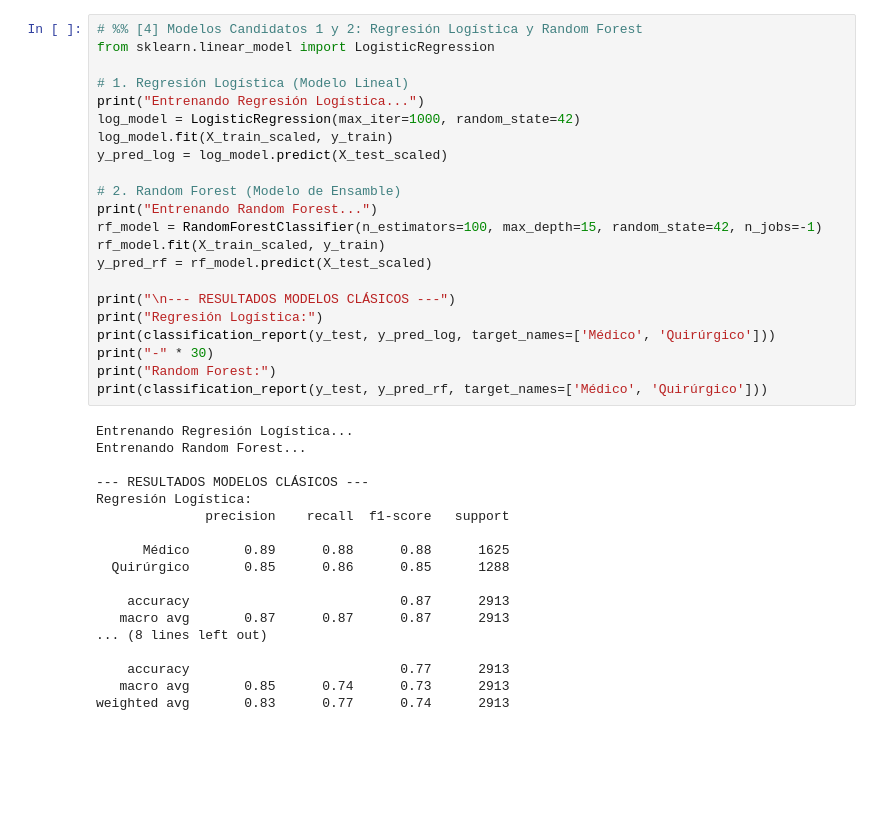
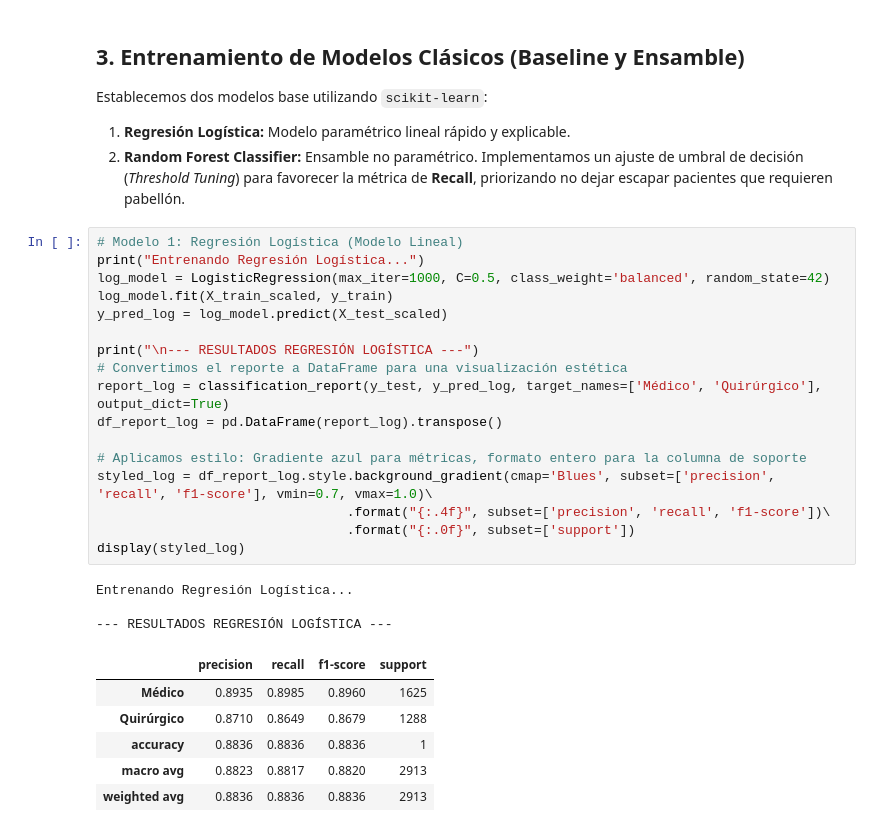
Before and after one commit to Miguestilinski/proyecto1am, a Jupyter notebook: Proyecto1.ipynb, the cells around one changed output. Cells and saved outputs as stored; diff of their text form; blank space fills up the shorter version.

```diff
--- a/Proyecto1.ipynb
+++ b/Proyecto1.ipynb
@@ -90,44 +103,36 @@ X_train, X_test, y_train, y_test = train_test_split(X, y, test_size=0.2, random_
 scaler = StandardScaler()
 X_train_scaled = scaler.fit_transform(X_train)
 X_test_scaled = scaler.transform(X_test)
+# %% [markdown]
+## 3. Entrenamiento de Modelos Clásicos (Baseline y Ensamble)
+Establecemos dos modelos base utilizando `scikit-learn`:
+1. **Regresión Logística:** Modelo paramétrico lineal rápido y explicable.
+2. **Random Forest Classifier:** Ensamble no paramétrico. Implementamos un ajuste de umbral de decisión (*Threshold Tuning*) para favorecer la métrica de **Recall**, priorizando no dejar escapar pacientes que requieren pabellón.
 # %%
-# %% [4] Modelos Candidatos 1 y 2: Regresión Logística y Random Forest
-from sklearn.linear_model import LogisticRegression
-
-# 1. Regresión Logística (Modelo Lineal)
+# Modelo 1: Regresión Logística (Modelo Lineal)
 print("Entrenando Regresión Logística...")
-log_model = LogisticRegression(max_iter=1000, random_state=42)
+log_model = LogisticRegression(max_iter=1000, C=0.5, class_weight='balanced', random_state=42)
 log_model.fit(X_train_scaled, y_train)
 y_pred_log = log_model.predict(X_test_scaled)
 
-# 2. Random Forest (Modelo de Ensamble)
-print("Entrenando Random Forest...")
-rf_model = RandomForestClassifier(n_estimators=100, max_depth=15, random_state=42, n_jobs=-1)
-rf_model.fit(X_train_scaled, y_train)
-y_pred_rf = rf_model.predict(X_test_scaled)
+print("\n--- RESULTADOS REGRESIÓN LOGÍSTICA ---")
+# Convertimos el reporte a DataFrame para una visualización estética
+report_log = classification_report(y_test, y_pred_log, target_names=['Médico', 'Quirúrgico'], output_dict=True)
+df_report_log = pd.DataFrame(report_log).transpose()
 
-print("\n--- RESULTADOS MODELOS CLÁSICOS ---")
-print("Regresión Logística:")
-print(classification_report(y_test, y_pred_log, target_names=['Médico', 'Quirúrgico']))
-print("-" * 30)
-print("Random Forest:")
-print(classification_report(y_test, y_pred_rf, target_names=['Médico', 'Quirúrgico']))
+# Aplicamos estilo: Gradiente azul para métricas, formato entero para la columna de soporte
+styled_log = df_report_log.style.background_gradient(cmap='Blues', subset=['precision', 'recall', 'f1-score'], vmin=0.7, vmax=1.0)\
+                                .format("{:.4f}", subset=['precision', 'recall', 'f1-score'])\
+                                .format("{:.0f}", subset=['support'])
+display(styled_log)
 # %% [output]
 Entrenando Regresión Logística...
-Entrenando Random Forest...
 
---- RESULTADOS MODELOS CLÁSICOS ---
-Regresión Logística:
-              precision    recall  f1-score   support
-
-      Médico       0.89      0.88      0.88      1625
-  Quirúrgico       0.85      0.86      0.85      1288
-
-    accuracy                           0.87      2913
-   macro avg       0.87      0.87      0.87      2913
-... (8 lines left out)
-
-    accuracy                           0.77      2913
-   macro avg       0.85      0.74      0.73      2913
-weighted avg       0.83      0.77      0.74      2913
+--- RESULTADOS REGRESIÓN LOGÍSTICA ---
+|  | precision | recall | f1-score | support |
+| Médico | 0.8935 | 0.8985 | 0.8960 | 1625 |
+| Quirúrgico | 0.8710 | 0.8649 | 0.8679 | 1288 |
+| accuracy | 0.8836 | 0.8836 | 0.8836 | 1 |
+| macro avg | 0.8823 | 0.8817 | 0.8820 | 2913 |
+| weighted avg | 0.8836 | 0.8836 | 0.8836 | 2913 |
 # %%
```
Also changed, not shown: parts of 16 cells of this notebook, 1 other file.
